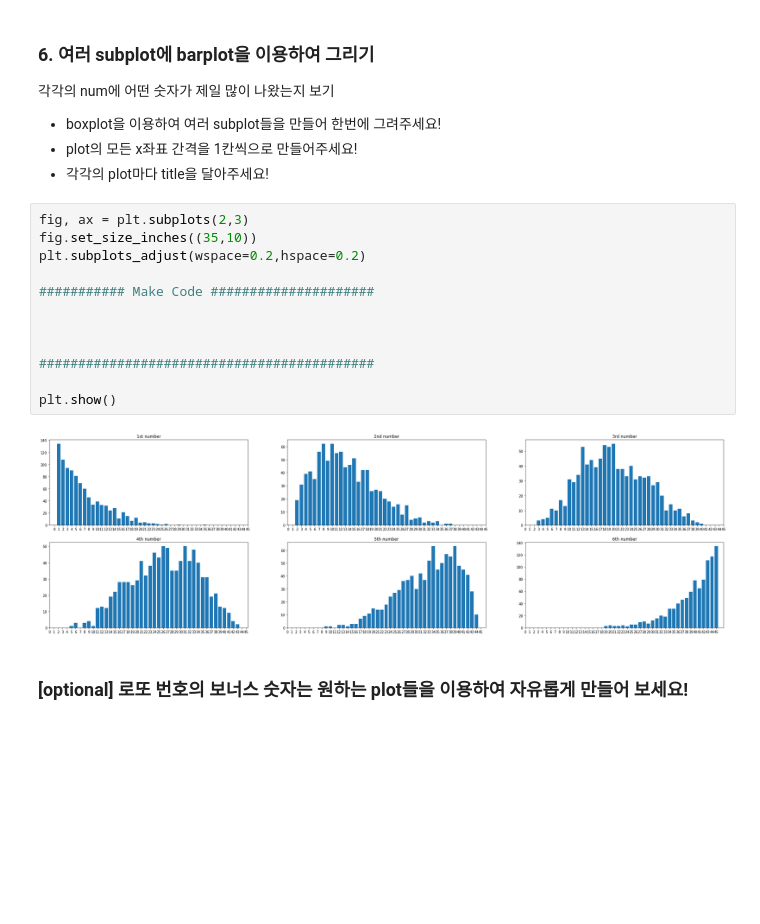
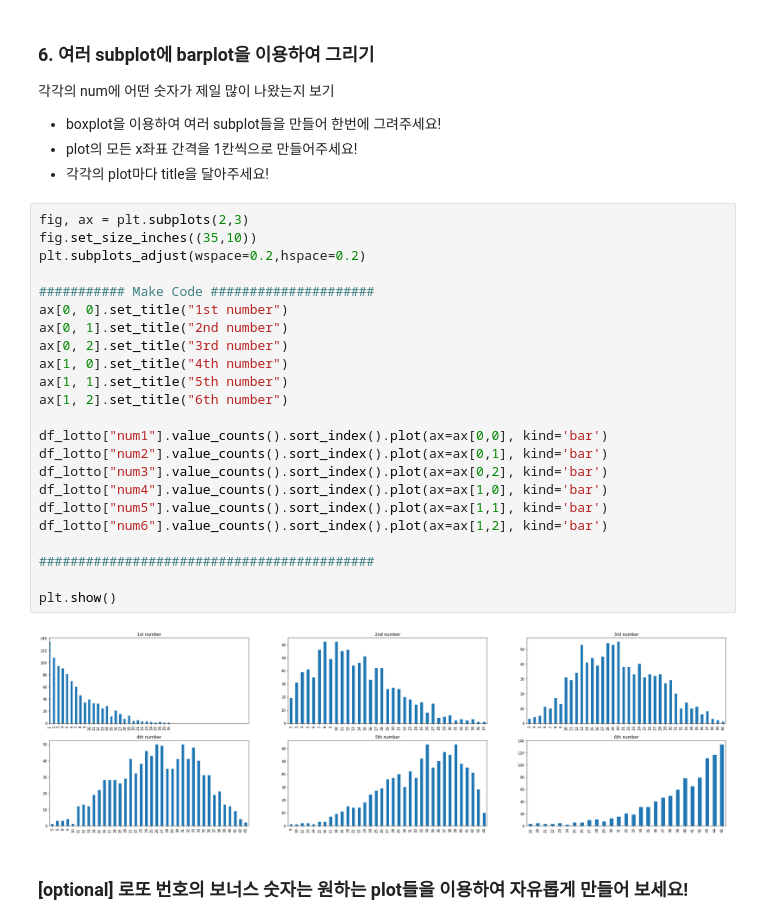
Before and after one commit to DogbakDaily/DAP_2022, a Jupyter notebook: lecture4_ipynb의_사본.ipynb, the cells around one changed output. Drawn from its saved outputs; the diff is of its cells as text; blank space fills up the shorter version.

```diff
--- a/lecture4_ipynb의_사본.ipynb
+++ b/lecture4_ipynb의_사본.ipynb
@@ -468,20 +466,31 @@ df_lotto
 - boxplot을 이용하여 여러 subplot들을 만들어 한번에 그려주세요!
 - plot의 모든 x좌표 간격을 1칸씩으로 만들어주세요!
 - 각각의 plot마다 title을 달아주세요!
-# %%
-fig, ax = plt.subplots(2,3)
-fig.set_size_inches((35,10))
-plt.subplots_adjust(wspace=0.2,hspace=0.2)
-
-########### Make Code #####################
-
-
-
-###########################################
-
-plt.show()
-# %% [output]
-[figure, removed]
+# %%
+fig, ax = plt.subplots(2,3)
+fig.set_size_inches((35,10))
+plt.subplots_adjust(wspace=0.2,hspace=0.2)
+
+########### Make Code #####################
+ax[0, 0].set_title("1st number")
+ax[0, 1].set_title("2nd number")
+ax[0, 2].set_title("3rd number")
+ax[1, 0].set_title("4th number")
+ax[1, 1].set_title("5th number")
+ax[1, 2].set_title("6th number")
+
+df_lotto["num1"].value_counts().sort_index().plot(ax=ax[0,0], kind='bar')
+df_lotto["num2"].value_counts().sort_index().plot(ax=ax[0,1], kind='bar')
+df_lotto["num3"].value_counts().sort_index().plot(ax=ax[0,2], kind='bar')
+df_lotto["num4"].value_counts().sort_index().plot(ax=ax[1,0], kind='bar')
+df_lotto["num5"].value_counts().sort_index().plot(ax=ax[1,1], kind='bar')
+df_lotto["num6"].value_counts().sort_index().plot(ax=ax[1,2], kind='bar')
+
+###########################################
+
+plt.show()
+# %% [output]
+[figure, added]
 # %% [markdown]
 ### [optional] 로또 번호의 보너스 숫자는 원하는 plot들을 이용하여 자유롭게 만들어 보세요!
 # %%
```
Also changed, not shown: parts of 5 cells of this notebook.
